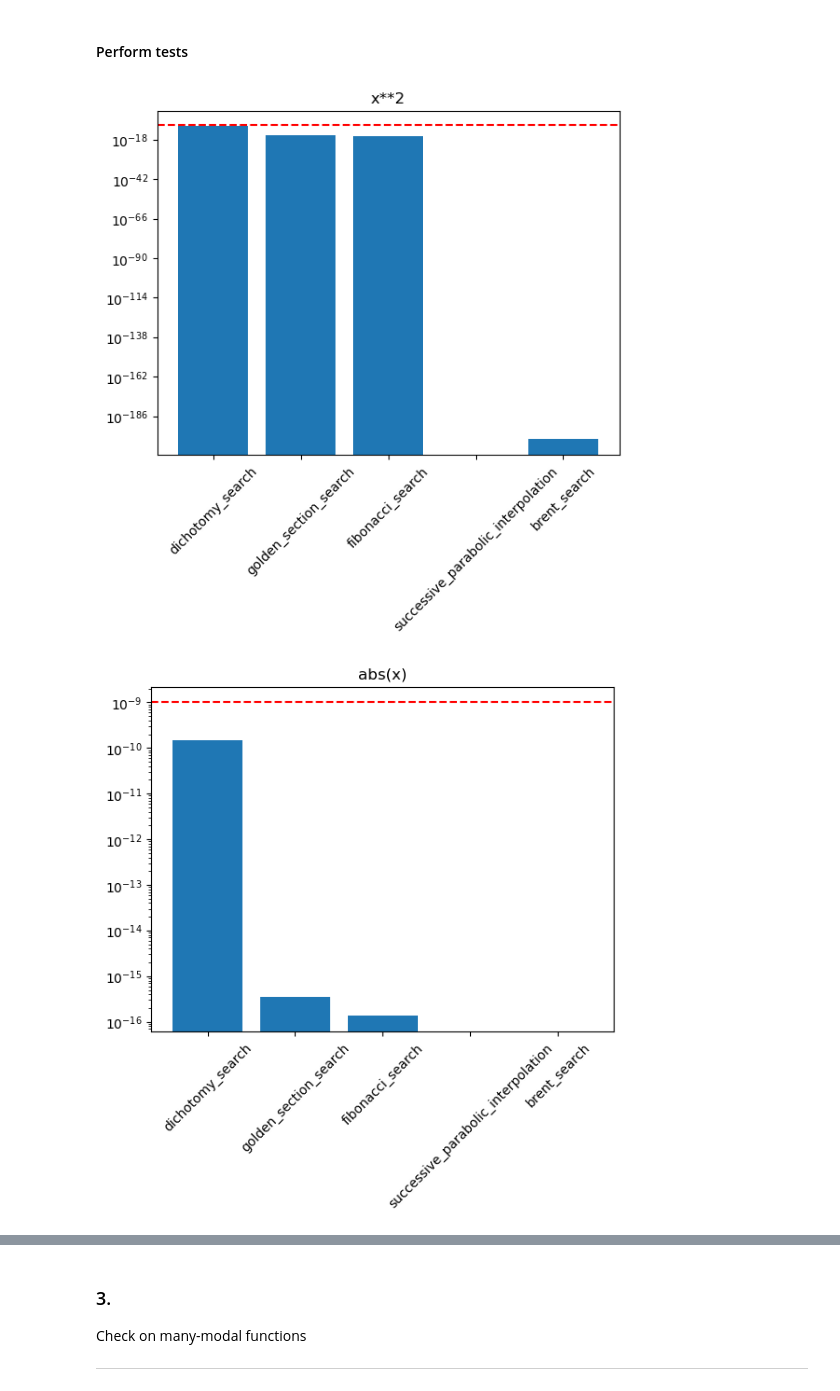
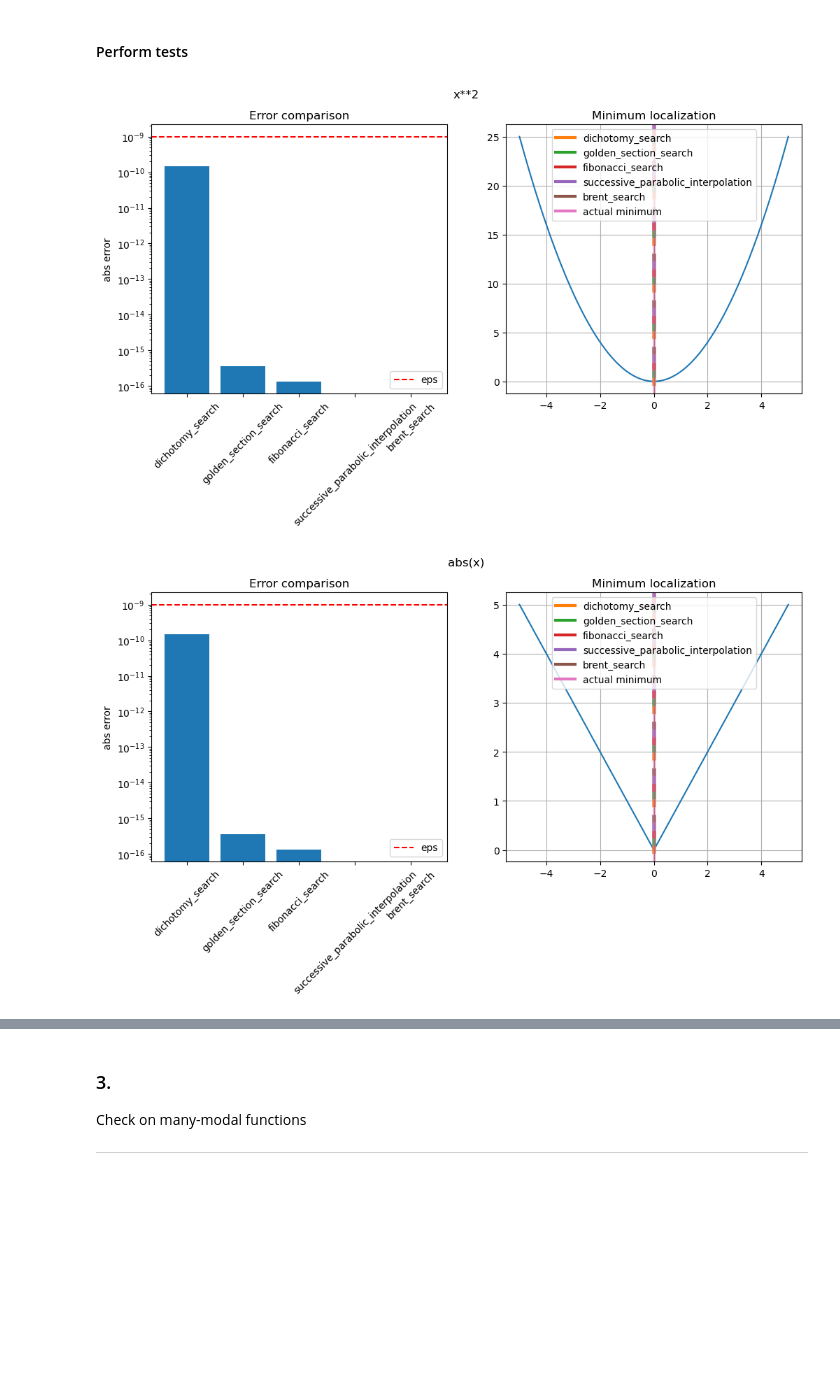
Before and after one commit to ricet8ur/optimization_labs, a Jupyter notebook: 1/search_methods.ipynb, the cells around one changed output, grey strips where cells are left out. Cells and saved outputs as stored; diff of their text form; code cells hidden in the pictures; blank space fills up the shorter version.

```diff
--- a/1/search_methods.ipynb
+++ b/1/search_methods.ipynb
@@ -439,12 +395,13 @@ tests = [
     (f4, -5, 5, "ln(abs(x))"),
     (f5, -5, 5, "f5"),
     (f6, -1, 5, "f6"),
-    (f7, -2.5, 2.5, "f7"),
+    (f7, -1/4, 5, "f7"),
     (f8, -2.5, 2.5, "f8"),
     (f9, -2.5, 2.5, "f9"),
+    (f10, -2.5, 2.5, "f10"),
 ]
 n = len(tests)
-figsize = (6, 4 * n)
+figsize = (8, 5 * n)
 plt.figure(figsize=figsize)
 for k in range(n):
     test = tests[k]
@@ -465,43 +422,84 @@ eps = 1e-9
 search_methods = (
     (dichotomy_search, "dichotomy_search"),
     (golden_section_search, "golden_section_search"),
     (fibonacci_search, "fibonacci_search"),
     (successive_parabolic_interpolation, "successive_parabolic_interpolation"),
-    (brent2, "brent_search"),
+    (brent_search, "brent_search"),
 )
 g = dict()
 # abs error for test and method
 for test in tests:
     f, a, b, test_name = test
     for method in search_methods:
         optimize, method_name = method
         try:
             minx = optimize(f, a, b)
         except:
             minx = optimize(f, a + eps, b - eps)
         # print(minx)
         error = np.abs(minx - 0)
         g.setdefault(test_name, dict())[method_name] = error
 
 
-def sorted_keys(d: dict):
-    return sorted([k for k in d.keys()])
+# def sorted_keys(d: dict):
+#     return sorted([k for k in d.keys()])
 
 
-def sorted_dict(d: dict):
-    return [(k, d[k]) for k in sorted_keys(d)]
+# def sorted_dict(d: dict):
+#     return [(k, d[k]) for k in sorted_keys(d)]
 
+# figsize = (8, 5)
+# plt.figure(figsize=figsize)
+# for k in range(n):
+#     plt.subplot(n, 1, k + 1)
+# plt.show()
+figsize = (12, 5)
+k = 0
+for test_name, d in g.items():
+    items = d.items()
+    plt.figure(figsize=figsize)
+    plt.suptitle(test_name)
+    plt.subplot(121)
+    plt.title("Error comparison")
 
-test_items = g.items()
-for test_name, d in test_items:
-    # items = sorted_dict(d)
-    items = d.items()
     plt.bar(*zip(*items))
     plt.yscale("log")
+    plt.ylabel("abs error")
     plt.xticks(rotation=45)
-    plt.axhline(eps,linestyle='--',color='red')
-    plt.title(test_name)
+    plt.axhline(eps, linestyle="--", color="red", label="eps")
+    plt.legend()
+    plt.subplot(122)
+    plt.title("Minimum localization")
+    test = tests[k]
+    k += 1
+    f, a, b, s = test
+    x = np.linspace(a, b, num=400)
+    y = [f(i) for i in x]
+    plt.plot(x, y)
+    q = 0
+    q_sz = len(items)
+    dash_len = 2
+    for method_name, e in items:
+        # if q>1:
+        #     break
+        # get color
+        q += 1
+        # adjust dashes
+        (c,) = plt.plot([], [], label=method_name, alpha=1, lw=3)
+        plt.axvline(e, color=c.get_color(), alpha=0.4, lw=1)
+        plt.axvline(
+            e,
+            dashes=[0.,q * dash_len, dash_len, (q_sz - q) * dash_len],
+            color=c.get_color(),
+            alpha=0.9,
+            lw=4,
+        )
+    q += 1
+    c,=plt.plot([], [], label='actual minimum', alpha=1,lw=3)
+    plt.axvline(0, color=c.get_color(), alpha=0.4, lw=3)
+    plt.legend(loc=9)
+    plt.grid(True)
     plt.show()
 # %% [output]
-[figure, old version]
+[figure, new version]
-[figure, old version]
+[figure, new version]
```
Also changed, not shown: parts of 14 cells of this notebook.
